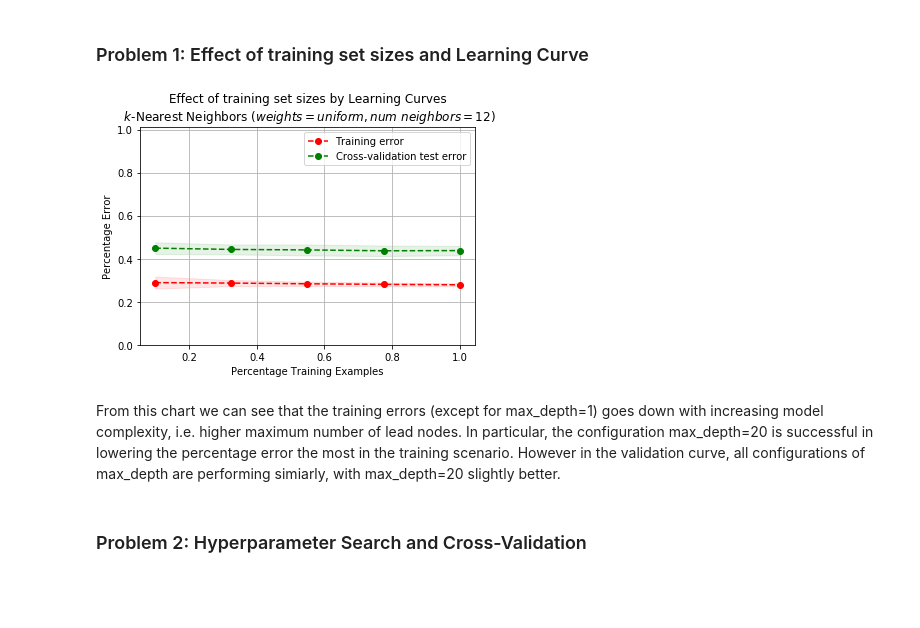
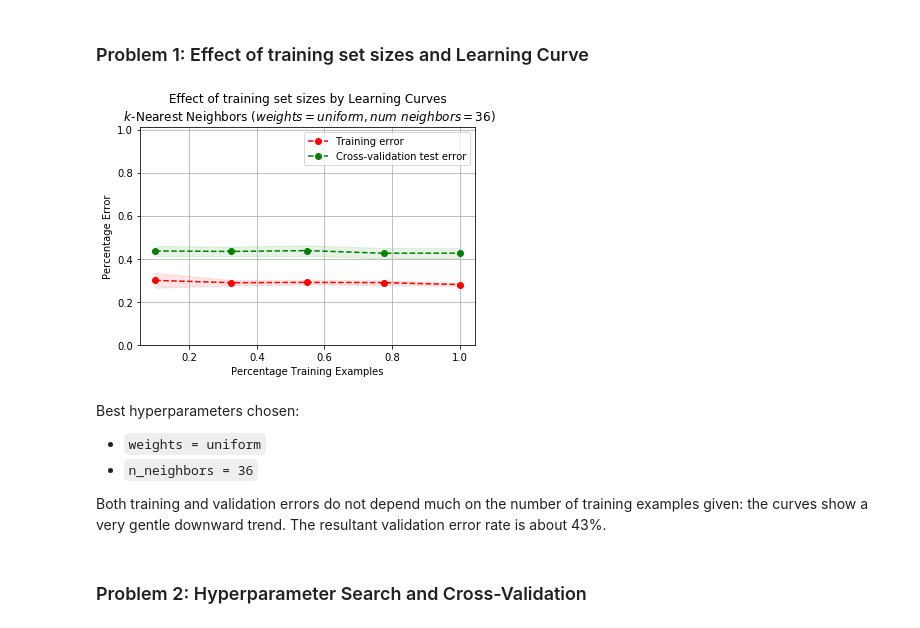
Before and after one commit to bryanchun/CS4641, a Jupyter notebook: assignment1.ipynb, the cells around one changed output. Drawn from its saved outputs; the diff is of its cells as text; code cells hidden in the pictures; blank space fills up the shorter version.

```diff
--- a/assignment1.ipynb
+++ b/assignment1.ipynb
@@ -636,7 +761,7 @@ def validate_knn(weights, color='r', dataset_idx=0):
 def train_knn(weights, n_neighbors, dataset_idx=0):
     title = f"Effect of training set sizes by Learning Curves\n $k$-Nearest Neighbors ($weights={weights}, num\ neighbors={n_neighbors}$)"
 
-    cv = ShuffleSplit(n_splits=100, test_size=0.2, random_state=0)
+    cv = ShuffleSplit(n_splits=10, test_size=0.2, random_state=0)
     estimator = KNeighborsClassifier(weights=weights)
     plot_learning_curve(estimator, title, *solver.datasets[dataset_idx], 1, ylim=(0.00, 1.01), cv=cv, n_jobs=4)
 # %% [markdown]
@@ -652,12 +779,17 @@ From this chart we can see that the training errors (except for max_depth=1) goe
 # %% [markdown]
 ### Problem 1: Effect of training set sizes and Learning Curve
 # %%
-train_knn(weights='uniform', n_neighbors=12, dataset_idx=0)
+train_knn(weights='uniform', n_neighbors=36, dataset_idx=0)
 plt.show()
 # %% [output]
-[figure, old version]
+[figure, new version]
-# %% [markdown]
-From this chart we can see that the training errors (except for max_depth=1) goes down with increasing model complexity, i.e. higher maximum number of lead nodes. In particular, the configuration max_depth=20 is successful in lowering the percentage error the most in the training scenario. However in the validation curve, all configurations of max_depth are performing simiarly, with max_depth=20 slightly better.
+# %% [markdown]
+Best hyperparameters chosen:
+
+- `weights = uniform`
+- `n_neighbors = 36`
+
+Both training and validation errors do not depend much on the number of training examples given: the curves show a very gentle downward trend. The resultant validation error rate is about 43%.
 # %% [markdown]
 ### Problem 2: Hyperparameter Search and Cross-Validation
 # %%
```
Also changed, not shown: parts of 73 cells of this notebook.
